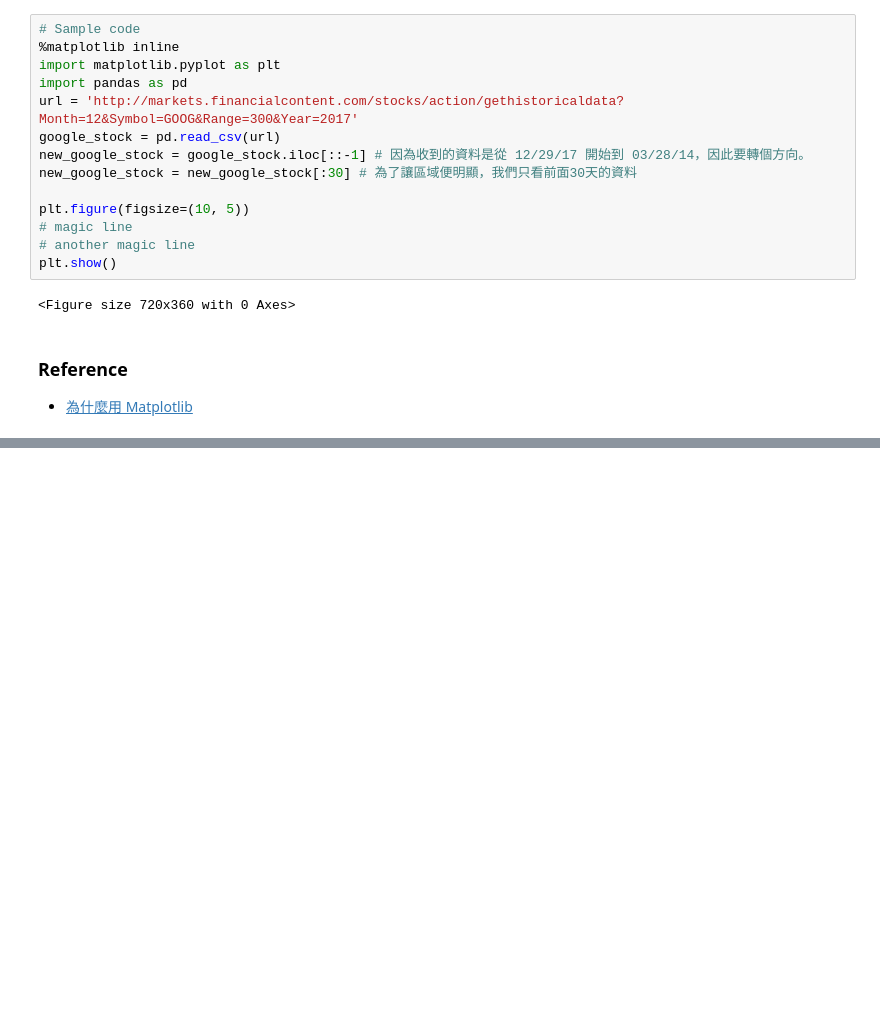
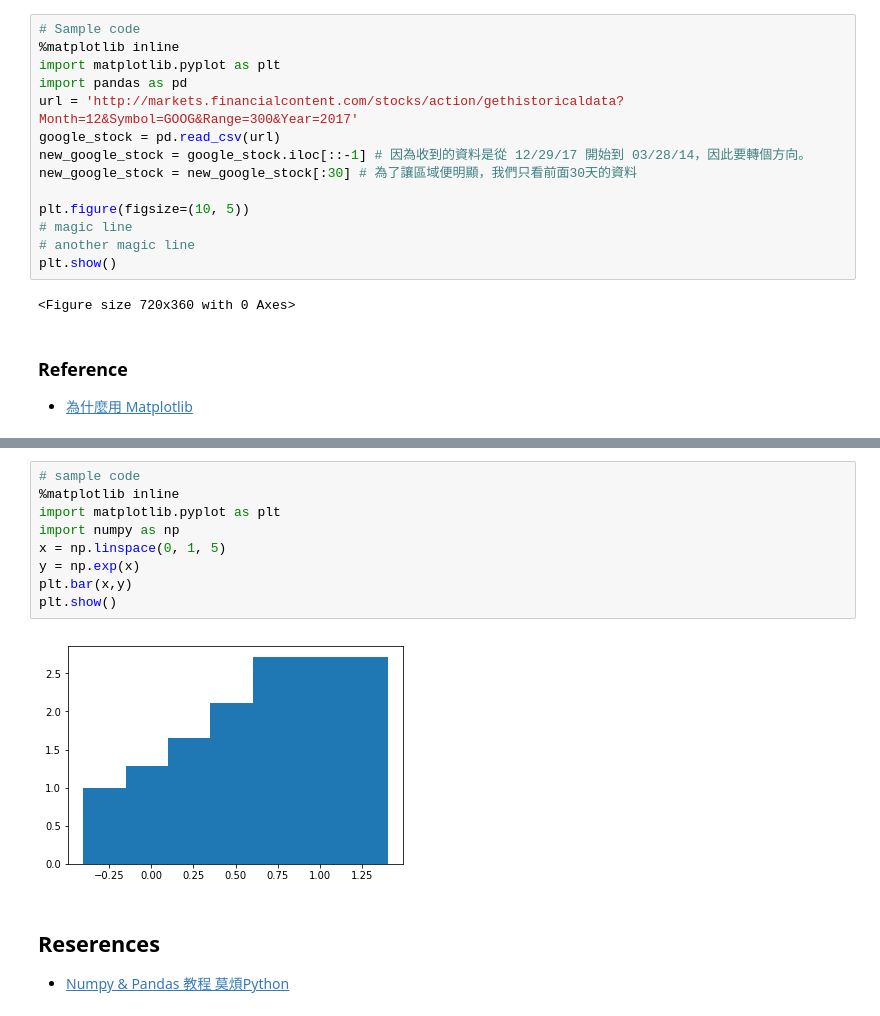
Before and after one commit to x-village/python-course, a Jupyter notebook: Lesson08-Web Crawler/Lesson09-Data Visualisation.ipynb, the cells around one changed output, grey strips where cells are left out. Cells and saved outputs as stored; diff of their text form; blank space fills up the shorter version.

Commit message:
[Add] l9 numpy

```diff
--- a/Lesson08-Web Crawler/Lesson09-Data Visualisation.ipynb
+++ b/Lesson08-Web Crawler/Lesson09-Data Visualisation.ipynb
@@ -457,0 +680,14 @@ np.arange(n
+# %%
+# sample code
+%matplotlib inline
+import matplotlib.pyplot as plt
+import numpy as np
+x = np.linspace(0, 1, 5)
+y = np.exp(x)
+plt.bar(x,y)
+plt.show()
+# %% [output]
+[figure, added]
+# %% [markdown]
+## Reserences
+- [Numpy & Pandas 教程 莫煩Python](https://morvanzhou.github.io/tutorials/data-manipulation/np-pd/)
```
Also changed, not shown: parts of 30 cells of this notebook, 1 other file.
